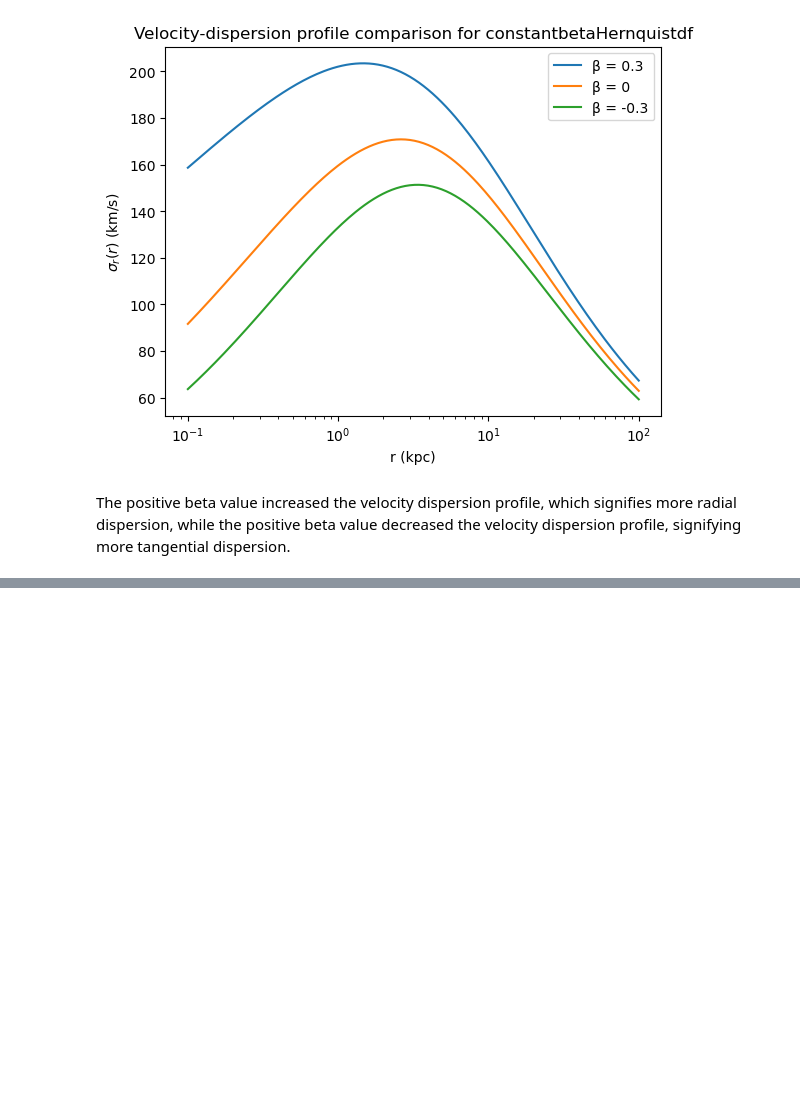
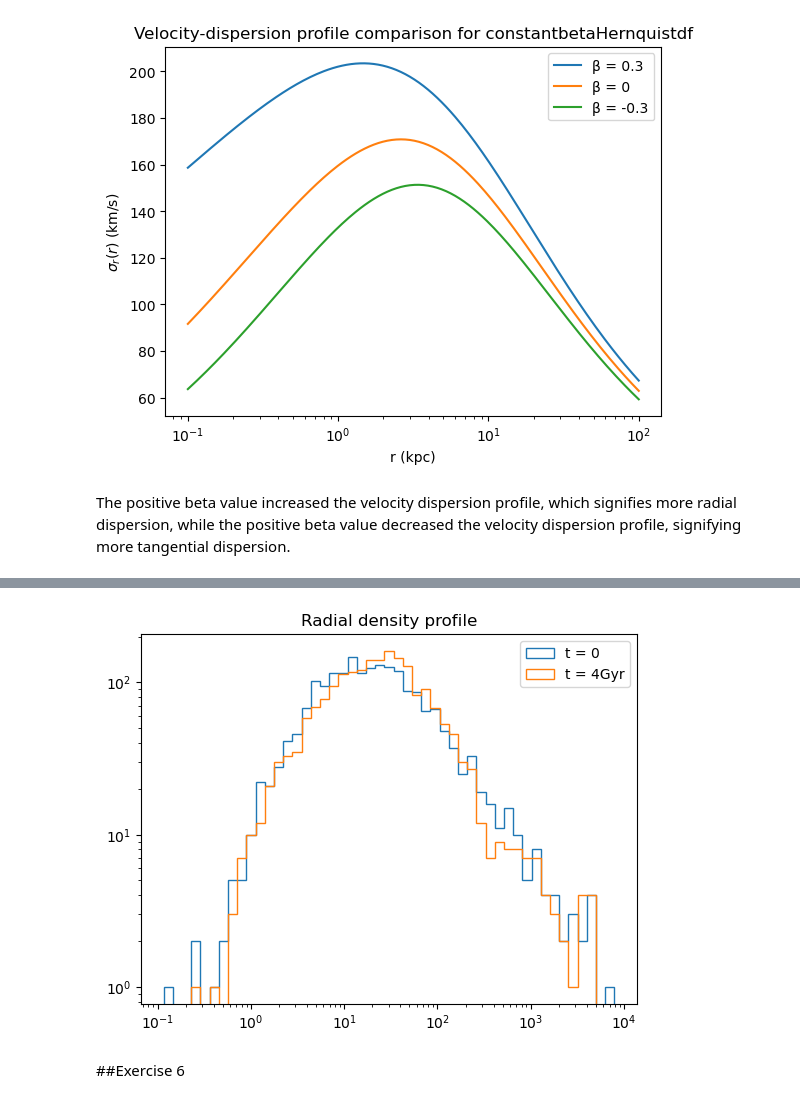
Before and after one commit to mylana-vn/onboarding-exercises, a Jupyter notebook: onboarding_exercises.ipynb, the cells around one changed output, grey strips where cells are left out. Drawn from its saved outputs; the diff is of its cells as text; code cells hidden in the pictures; blank space fills up the shorter version.

Commit message:
Exercise 5

```diff
--- a/onboarding_exercises.ipynb
+++ b/onboarding_exercises.ipynb
@@ -576,0 +637,19 @@ The positive beta value increased the velocity dispersion profile, which signifi
+# %%
+r_initial = stars.r(0)
+r_final = stars.r(ts[-1])
+
+bins = np.geomspace(r_initial.min(), r_initial.max(), 50)
+
+plt.hist(r_initial, bins, histtype="step", label = "t = 0")
+plt.hist(r_final, bins, histtype="step", label = "t = 4Gyr")
+
+plt.xscale("log")
+plt.yscale("log")
+
+plt.title("Radial density profile")
+plt.legend()
+plt.show()
+# %% [output]
+[figure, added]
+# %% [markdown]
+##Exercise 6
```
Also changed, not shown: parts of 13 cells of this notebook.
